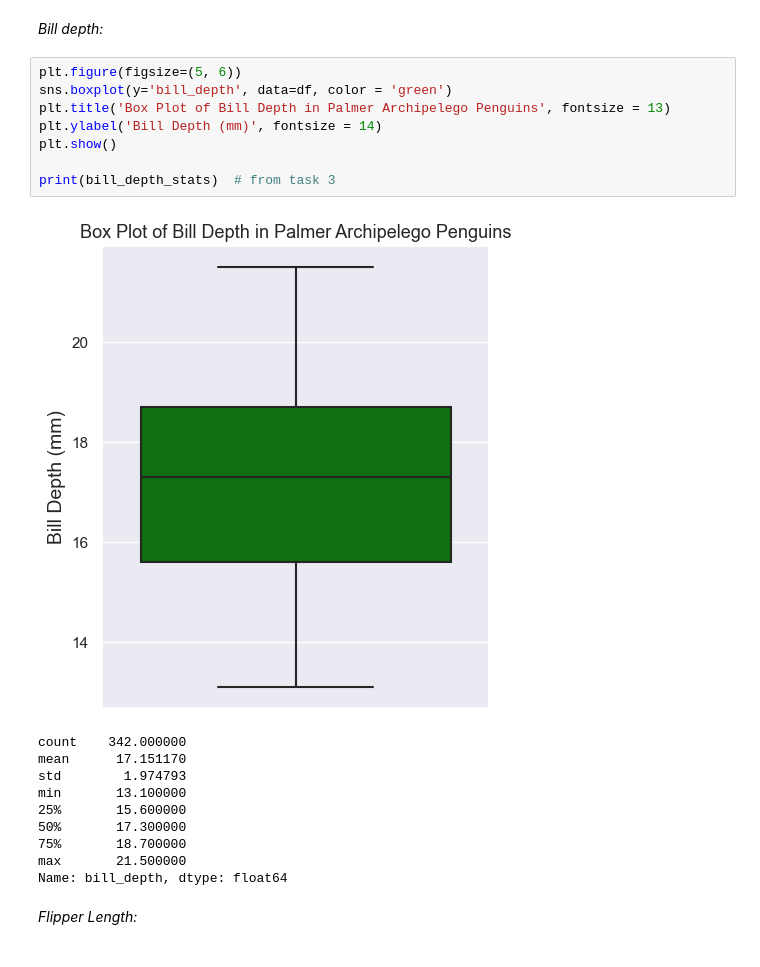
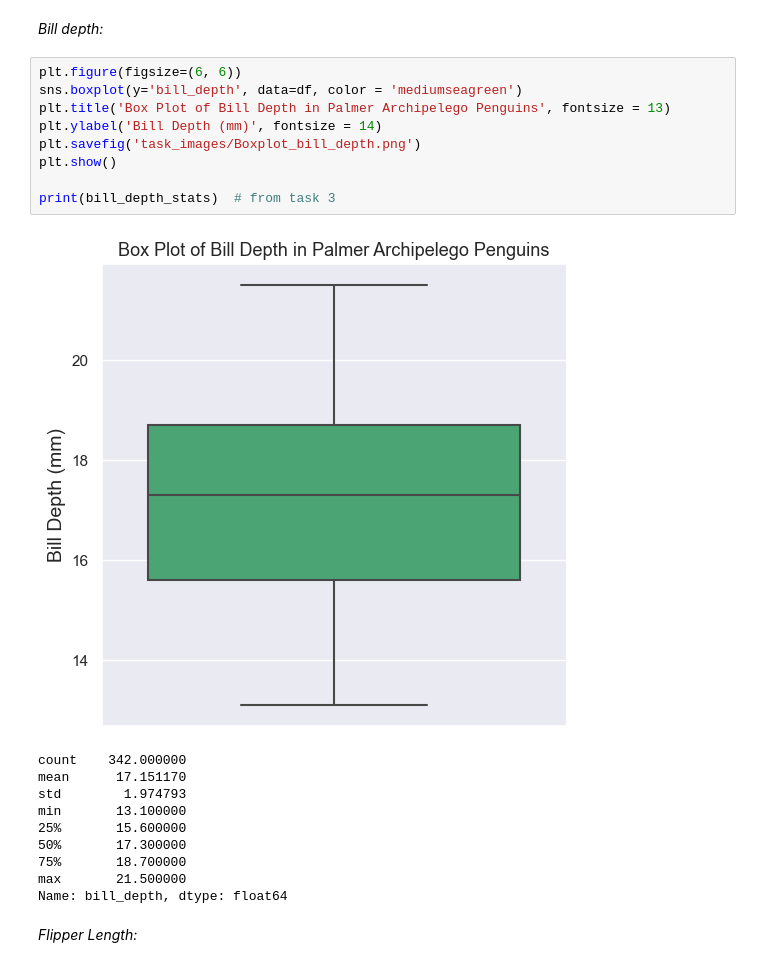
Before and after one commit to jmce22/fund_data, a Jupyter notebook: tasks.ipynb, the cells around one changed output. Drawn from its saved outputs; the diff is of its cells as text.

```diff
--- a/tasks.ipynb
+++ b/tasks.ipynb
@@ -958,15 +940,16 @@ Name: bill_length, dtype: float64
 # %% [markdown]
 *Bill depth:*
 # %%
-plt.figure(figsize=(5, 6))
-sns.boxplot(y='bill_depth', data=df, color = 'green')
+plt.figure(figsize=(6, 6))
+sns.boxplot(y='bill_depth', data=df, color = 'mediumseagreen')
 plt.title('Box Plot of Bill Depth in Palmer Archipelego Penguins', fontsize = 13)
 plt.ylabel('Bill Depth (mm)', fontsize = 14)
+plt.savefig('task_images/Boxplot_bill_depth.png')
 plt.show()
 
 print(bill_depth_stats)  # from task 3
 # %% [output]
-[figure, old version]
+[figure, new version]
 count    342.000000
 mean      17.151170
 std        1.974793
```
Also changed, not shown: parts of 29 cells of this notebook, 28 other files.
